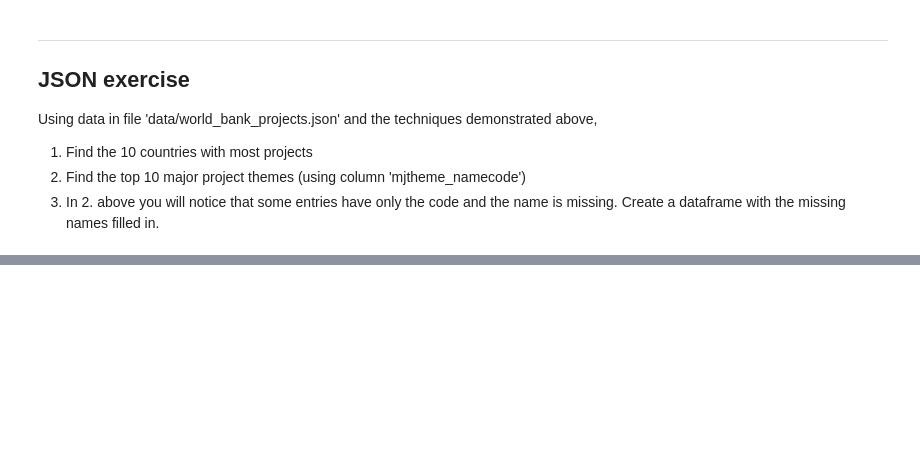
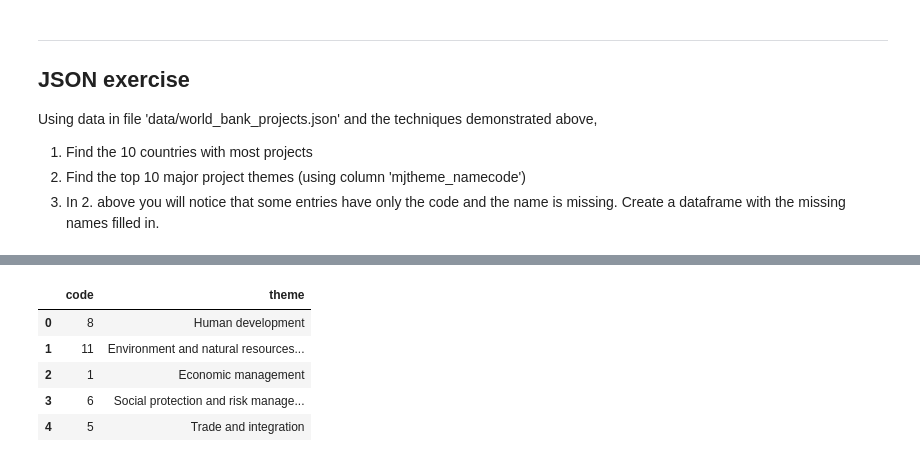
Before and after one commit to gdhakal/ml-projects-portfolio, a Jupyter notebook: json-data-wrangling/json_data_wrangling.ipynb, the cells around one changed output, grey strips where cells are left out. Cells and saved outputs as stored; diff of their text form; code cells hidden in the pictures; blank space fills up the shorter version.

```diff
--- a/json-data-wrangling/json_data_wrangling.ipynb
+++ b/json-data-wrangling/json_data_wrangling.ipynb
@@ -100,0 +195,15 @@ Using data in file 'data/world_bank_projects.json' and the techniques demonstrat
+# %%
+df_t = wb_df['mjtheme_namecode']
+t = [theme_list for theme_list in df_t]
+t = [[[x['name'], x['code']] for x in y] for y in t]
+
+theme_code = [];
+for list_of_list in t:
+    for item in list_of_list:
+        if '' in item:
+            continue
+        theme_code.append(item)
+
+theme_code = pd.DataFrame(theme_code, columns=['Theme','Code']).drop_duplicates().set_index('Code')
+theme_code = theme_code.to_dict()['Theme']
+theme_code
@@ -100,0 +222,12 @@ Using data in file 'data/world_bank_projects.json' and the techniques demonstrat
+# %%
+mjtheme_df_copy = mjtheme_df.copy()
+mjtheme_df_copy['name'] = mjtheme_df['code'].map(theme_code)
+mjtheme_df_copy.columns=['code','theme']
+mjtheme_df_copy.head()
+# %% [output]
+|  | code | theme |
+| 0 | 8 | Human development |
+| 1 | 11 | Environment and natural resources... |
+| 2 | 1 | Economic management |
+| 3 | 6 | Social protection and risk manage... |
+| 4 | 5 | Trade and integration |
```
Also changed, not shown: parts of 17 cells of this notebook, 5 other files.
